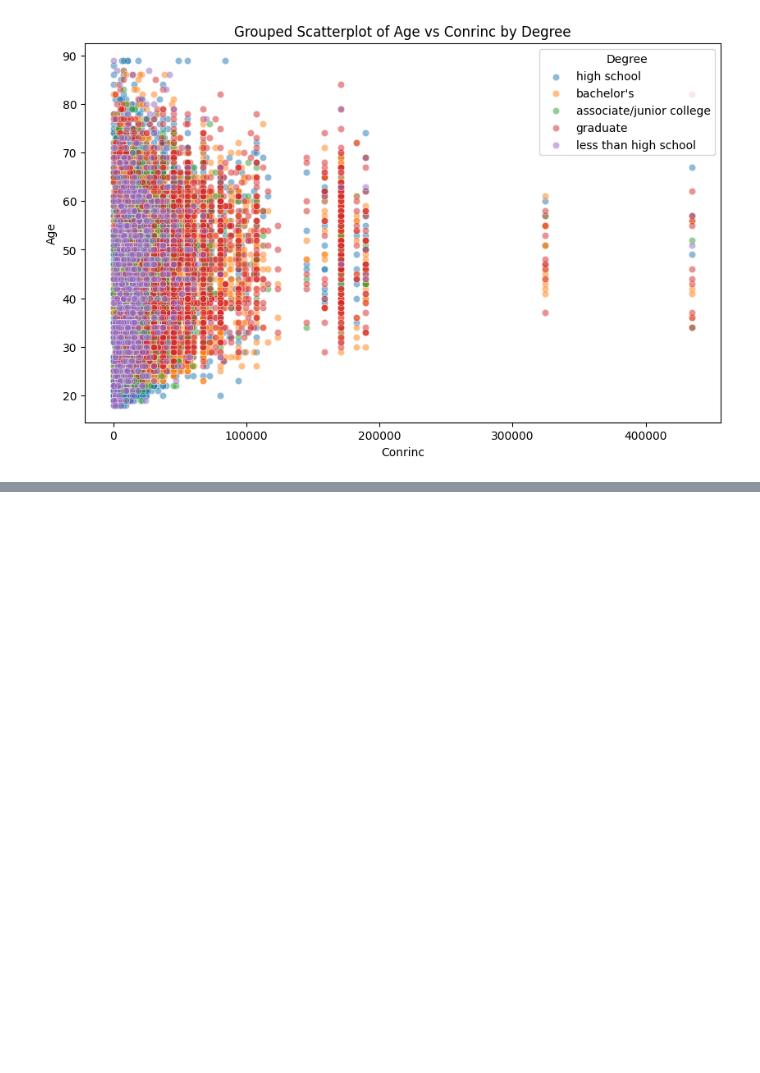
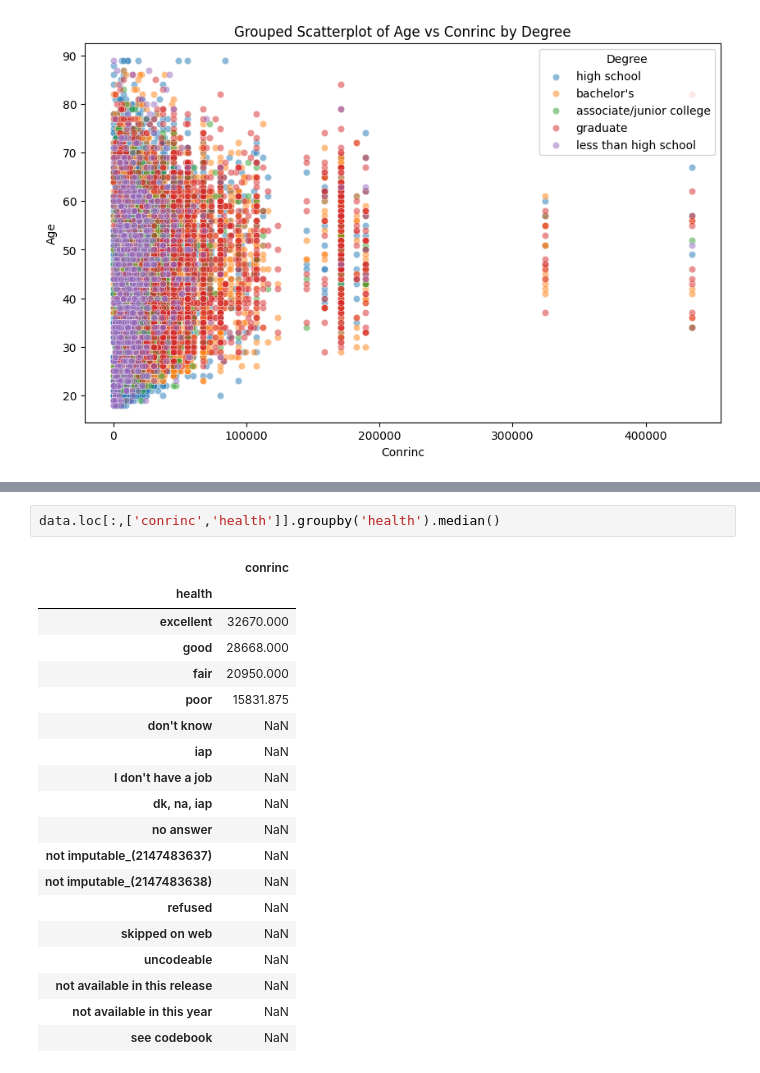
Before and after one commit to tiffanybuii/project_gss, a Jupyter notebook: get_gss.ipynb, the cells around one changed output, grey strips where cells are left out. Cells and saved outputs as stored; diff of their text form; blank space fills up the shorter version.

Commit message:
Median for Subgroups of Demographic Values

```diff
--- a/get_gss.ipynb
+++ b/get_gss.ipynb
@@ -488,0 +582,22 @@ plt.show()
+# %%
+data.loc[:,['conrinc','health']].groupby('health').median()
+# %% [output]
+|  | conrinc |
+| health |  |
+| excellent | 32670.000 |
+| good | 28668.000 |
+| fair | 20950.000 |
+| poor | 15831.875 |
+| don't know | NaN |
+| iap | NaN |
+| I don't have a job | NaN |
+| dk, na, iap | NaN |
+| no answer | NaN |
+| not imputable_(2147483637) | NaN |
+| not imputable_(2147483638) | NaN |
+| refused | NaN |
+| skipped on web | NaN |
+| uncodeable | NaN |
+| not available in this release | NaN |
+| not available in this year | NaN |
+| see codebook | NaN |
```
Also changed, not shown: parts of 6 cells of this notebook.
